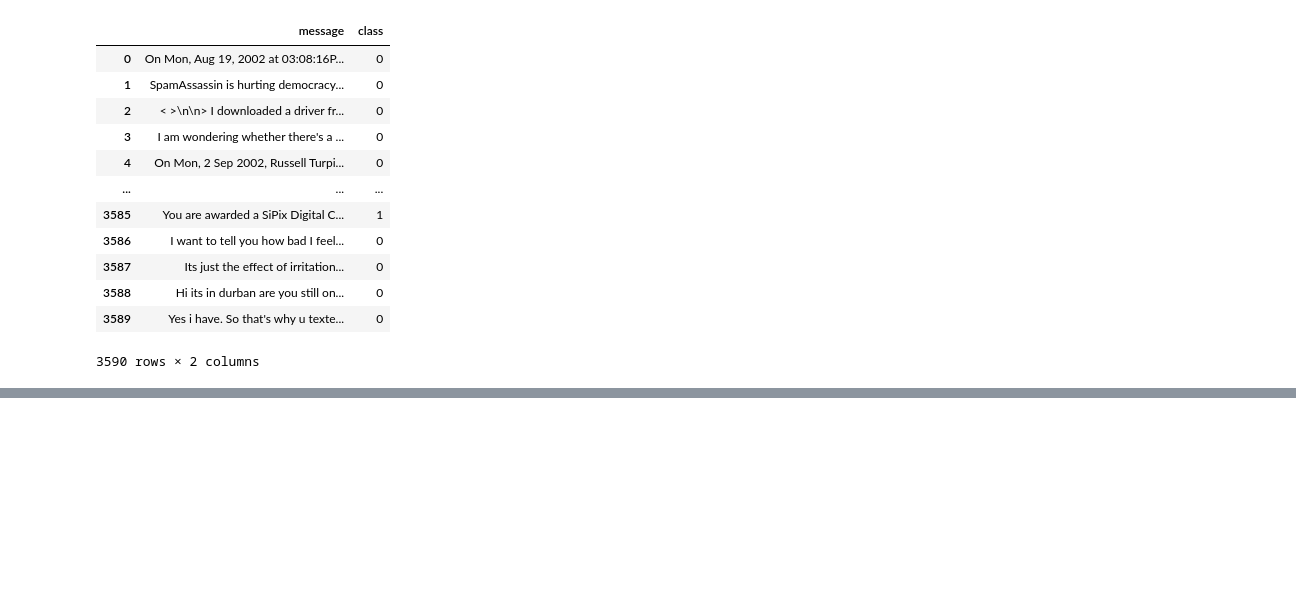
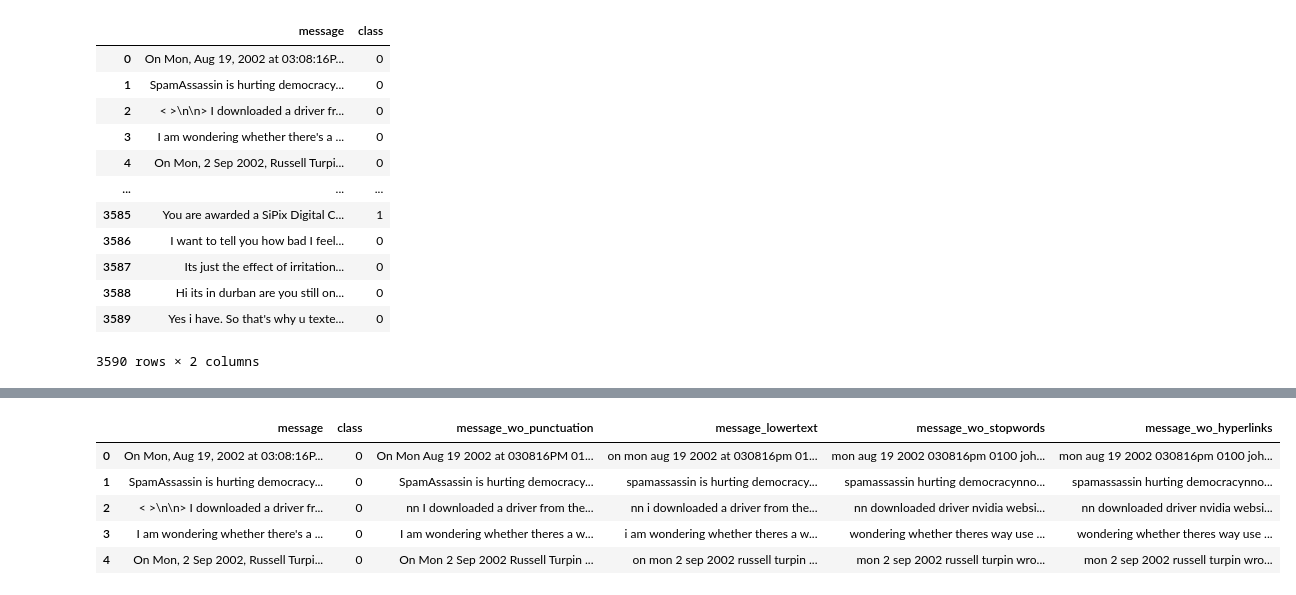
Before and after one commit to tanishavermaa/ml_algo_implementation, a Jupyter notebook: classification_eda_fe.ipynb, the cells around one changed output, grey strips where cells are left out. Cells and saved outputs as stored; diff of their text form; code cells hidden in the pictures; blank space fills up the shorter version.

```diff
--- a/classification_eda_fe.ipynb
+++ b/classification_eda_fe.ipynb
@@ -47,0 +67,6 @@ df
+# %%
+def to_lower(text):
+    result = text.lower()
+    return result
+df['message_lowertext']=df['message_wo_punctuation'].apply(lambda x:to_lower(x))
+df.head()
@@ -47,0 +88,30 @@ df
+# %%
+import nltk
+from nltk.corpus import stopwords
+
+# Initialize the NLTK stopwords set
+nltk_stopwords = set(stopwords.words("english"))
+
+def remove_stopwords(text):
+    """
+    Removes stop words from a given text.
+
+    Args:
+        text (str): Input text
+
+    Returns:
+        str: Text with stop words removed
+    """
+    # Tokenize the text
+    words = text.split()
+
+    # Remove stop words
+    filtered_words = [word for word in words if word.lower() not in nltk_stopwords]
+
+    # Reconstruct the text without stop words
+    cleaned_text = " ".join(filtered_words)
+
+    return cleaned_text
+# %%
+df['message_wo_stopwords']=df['message_lowertext'].apply(lambda x:remove_stopwords(x))
+df.head()
@@ -47,0 +125,15 @@ df
+# %%
+import re
+
+
+def remove_hyperlink(word):
+    return re.sub(r"http\S+", "", word)
+df['message_wo_hyperlinks']=df['message_wo_stopwords'].apply(lambda x:remove_hyperlink(x))
+df.head()
+# %% [output]
+|  | message | class | message_wo_punctuation | message_lowertext | message_wo_stopwords | message_wo_hyperlinks |
+| 0 | On Mon, Aug 19, 2002 at 03:08:16P... | 0 | On Mon Aug 19 2002 at 030816PM 01... | on mon aug 19 2002 at 030816pm 01... | mon aug 19 2002 030816pm 0100 joh... | mon aug 19 2002 030816pm 0100 joh... |
+| 1 | SpamAssassin is hurting democracy... | 0 | SpamAssassin is hurting democracy... | spamassassin is hurting democracy... | spamassassin hurting democracynno... | spamassassin hurting democracynno... |
+| 2 | < >\n\n> I downloaded a driver fr... | 0 | nn I downloaded a driver from the... | nn i downloaded a driver from the... | nn downloaded driver nvidia websi... | nn downloaded driver nvidia websi... |
+| 3 | I am wondering whether there's a ... | 0 | I am wondering whether theres a w... | i am wondering whether theres a w... | wondering whether theres way use ... | wondering whether theres way use ... |
+| 4 | On Mon, 2 Sep 2002, Russell Turpi... | 0 | On Mon 2 Sep 2002 Russell Turpin ... | on mon 2 sep 2002 russell turpin ... | mon 2 sep 2002 russell turpin wro... | mon 2 sep 2002 russell turpin wro... |
```
Also changed, not shown: parts of 45 cells of this notebook, 4 other files.
